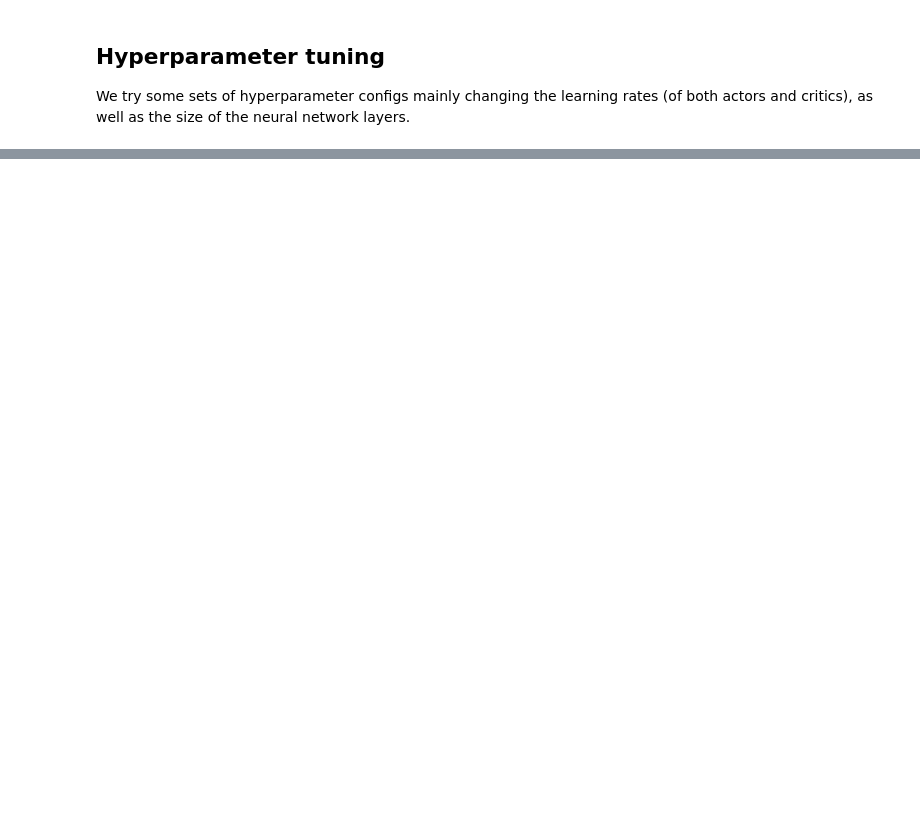
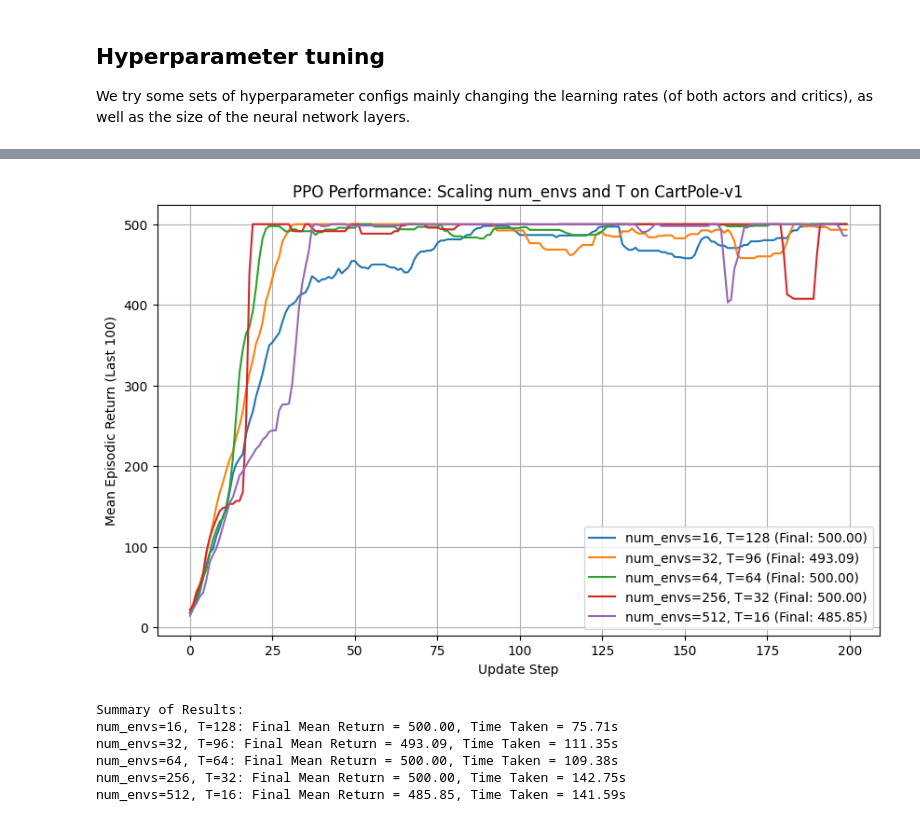
Before and after one commit to vitchun/DSA4288, a Jupyter notebook: RL basics/Policy Gradient.ipynb, the cells around one changed output, grey strips where cells are left out. Cells and saved outputs as stored; diff of their text form; code cells hidden in the pictures; blank space fills up the shorter version.

```diff
--- a/RL basics/Policy Gradient.ipynb
+++ b/RL basics/Policy Gradient.ipynb
@@ -1370,0 +1190,71 @@ We can see that the better performing hyperparams managed to solve the cartpole
+# %%
+# Experiment configurations based on prior recommendations
+configs = [
+    {"num_envs": 16, "T": 128, "num_epochs": 4, "label": "num_envs=16, T=128"},
+    {"num_envs": 32, "T": 96, "num_epochs": 4, "label": "num_envs=32, T=96"},
+    {"num_envs": 64, "T": 64, "num_epochs": 3, "label": "num_envs=64, T=64"},
+    {"num_envs": 256, "T": 32, "num_epochs": 2, "label": "num_envs=256, T=32"},
+    {"num_envs": 512, "T": 16, "num_epochs": 2, "label": "num_envs=512, T=16"}
+]
+
+# Fixed hyperparameters from your setup
+fixed_params = {
+    "actor_lr": 3e-3,
+    "critic_lr": 1e-2,
+    "actor_hidden": (128, 64),
+    "critic_hidden": (128, 64),
+    "total_updates": 200,  # Reduced for faster experiments; set to 1000 for full runs
+    "minibatch_size": 256,
+    "ppo_epochs": None,  # Will override with config-specific num_epochs
+    "gamma": 0.99,
+    "lambda_": 0.95,
+    "clip_eps": 0.2,
+    "value_coef": 0.5,
+    "entropy_coef": 0.01,
+    "verbose_interval": 50
+}
+
+# Store results
+results = []
+rng = jax.random.PRNGKey(42)
+
+for config in configs:
+    print(f"\nRunning config: {config['label']}")
+    start_time = time.time()
+
+    # Override num_envs, T, and num_epochs
+    params = fixed_params.copy()
+    params["num_envs"] = config["num_envs"]
+    params["T"] = config["T"]
+    params["ppo_epochs"] = config["num_epochs"]
+
+    # Run training
+    rng, subkey = jax.random.split(rng)
+    episodic_returns, update_curve = train_ppo(subkey, **params)
+
+    # Store results
+    results.append({
+        "label": config["label"],
+        "update_curve": np.array(update_curve),
+        "time_taken": time.time() - start_time,
+        "mean_final_100": np.mean(episodic_returns[-100:]) if episodic_returns else 0.0
+    })
+
+# Plotting
+plt.figure(figsize=(10, 6))
+for result in results:
+    updates = np.arange(len(result["update_curve"]))
+    plt.plot(updates, result["update_curve"], label=f"{result['label']} (Final: {result['mean_final_100']:.2f})")
+plt.xlabel("Update Step")
+plt.ylabel("Mean Episodic Return (Last 100)")
+plt.title("PPO Performance: Scaling num_envs and T on CartPole-v1")
+plt.legend()
+plt.grid(True)
+plt.savefig("ppo_scaling_results.png")
+plt.show()
+
+# Print summary
+print("\nSummary of Results:")
+for result in results:
+    print(f"{result['label']}: Final Mean Return = {result['mean_final_100']:.2f}, Time Taken = {result['time_taken']:.2f}s")
+# %% [output]
@@ -1370,0 +1278,7 @@ We can see that the better performing hyperparams managed to solve the cartpole
+[figure, added]
+Summary of Results:
+num_envs=16, T=128: Final Mean Return = 500.00, Time Taken = 75.71s
+num_envs=32, T=96: Final Mean Return = 493.09, Time Taken = 111.35s
+num_envs=64, T=64: Final Mean Return = 500.00, Time Taken = 109.38s
+num_envs=256, T=32: Final Mean Return = 500.00, Time Taken = 142.75s
+num_envs=512, T=16: Final Mean Return = 485.85, Time Taken = 141.59s
```
Also changed, not shown: parts of 13 cells of this notebook.
